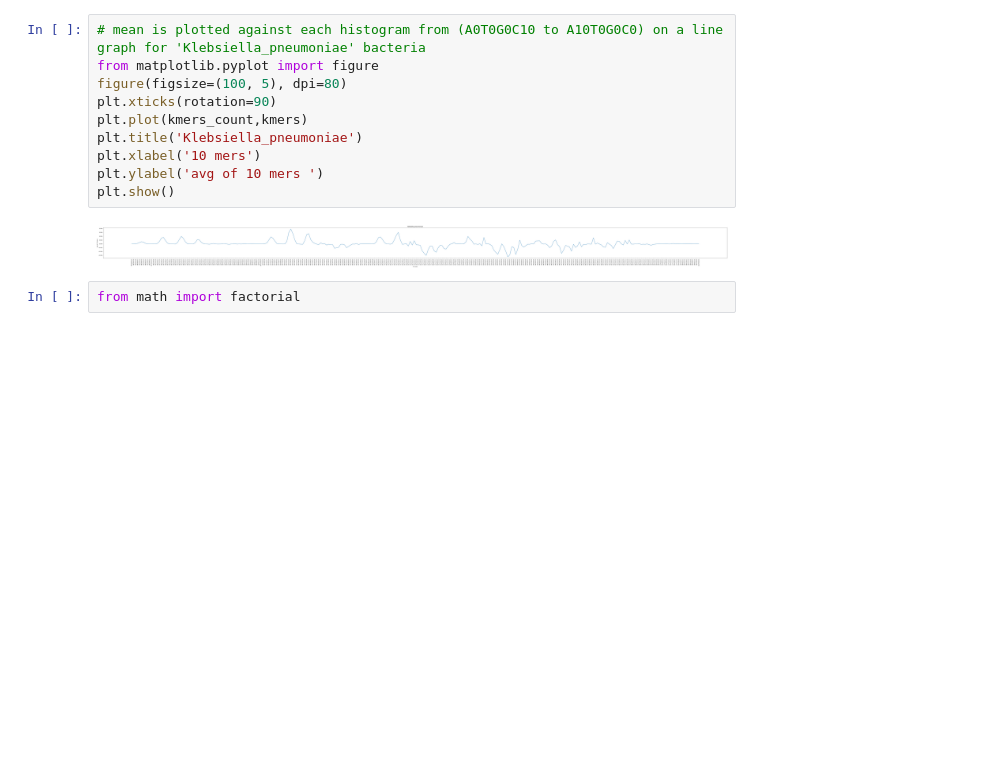
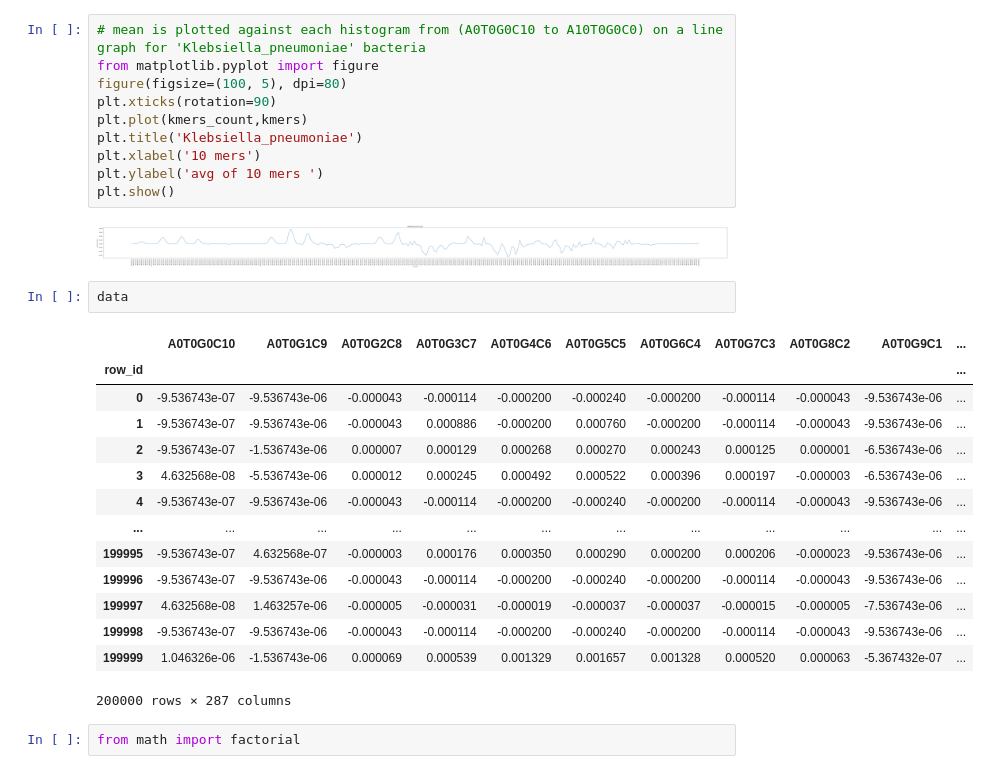
Before and after one commit to shubham789-f/Bacterial-classification, a Jupyter notebook: Bacterial Species classification.ipynb, the cells around one changed output. Saved outputs shown, nothing was run; the diff lists cells and outputs as text; blank space fills up the shorter version.

```diff
--- a/Bacterial Species classification.ipynb
+++ b/Bacterial Species classification.ipynb
@@ -81,6 +81,23 @@ plt.ylabel('avg of 10 mers ')
 plt.show()
 # %% [output]
 [figure]
+# %%
+data
+# %% [output]
+|  | A0T0G0C10 | A0T0G1C9 | A0T0G2C8 | A0T0G3C7 | A0T0G4C6 | A0T0G5C5 | A0T0G6C4 | A0T0G7C3 | A0T0G8C2 | A0T0G9C1 | ... |
+| row_id |  |  |  |  |  |  |  |  |  |  | ... |
+| 0 | -9.536743e-07 | -9.536743e-06 | -0.000043 | -0.000114 | -0.000200 | -0.000240 | -0.000200 | -0.000114 | -0.000043 | -9.536743e-06 | ... |
+| 1 | -9.536743e-07 | -9.536743e-06 | -0.000043 | 0.000886 | -0.000200 | 0.000760 | -0.000200 | -0.000114 | -0.000043 | -9.536743e-06 | ... |
+| 2 | -9.536743e-07 | -1.536743e-06 | 0.000007 | 0.000129 | 0.000268 | 0.000270 | 0.000243 | 0.000125 | 0.000001 | -6.536743e-06 | ... |
+| 3 | 4.632568e-08 | -5.536743e-06 | 0.000012 | 0.000245 | 0.000492 | 0.000522 | 0.000396 | 0.000197 | -0.000003 | -6.536743e-06 | ... |
+| 4 | -9.536743e-07 | -9.536743e-06 | -0.000043 | -0.000114 | -0.000200 | -0.000240 | -0.000200 | -0.000114 | -0.000043 | -9.536743e-06 | ... |
+| ... | ... | ... | ... | ... | ... | ... | ... | ... | ... | ... | ... |
+| 199995 | -9.536743e-07 | 4.632568e-07 | -0.000003 | 0.000176 | 0.000350 | 0.000290 | 0.000200 | 0.000206 | -0.000023 | -9.536743e-06 | ... |
+| 199996 | -9.536743e-07 | -9.536743e-06 | -0.000043 | -0.000114 | -0.000200 | -0.000240 | -0.000200 | -0.000114 | -0.000043 | -9.536743e-06 | ... |
+| 199997 | 4.632568e-08 | 1.463257e-06 | -0.000005 | -0.000031 | -0.000019 | -0.000037 | -0.000037 | -0.000015 | -0.000005 | -7.536743e-06 | ... |
+| 199998 | -9.536743e-07 | -9.536743e-06 | -0.000043 | -0.000114 | -0.000200 | -0.000240 | -0.000200 | -0.000114 | -0.000043 | -9.536743e-06 | ... |
+| 199999 | 1.046326e-06 | -1.536743e-06 | 0.000069 | 0.000539 | 0.001329 | 0.001657 | 0.001328 | 0.000520 | 0.000063 | -5.367432e-07 | ... |
+200000 rows × 287 columns
 # %%
 from math import factorial
 # %%
```
Also changed, not shown: parts of 21 cells of this notebook, 8 other files.
